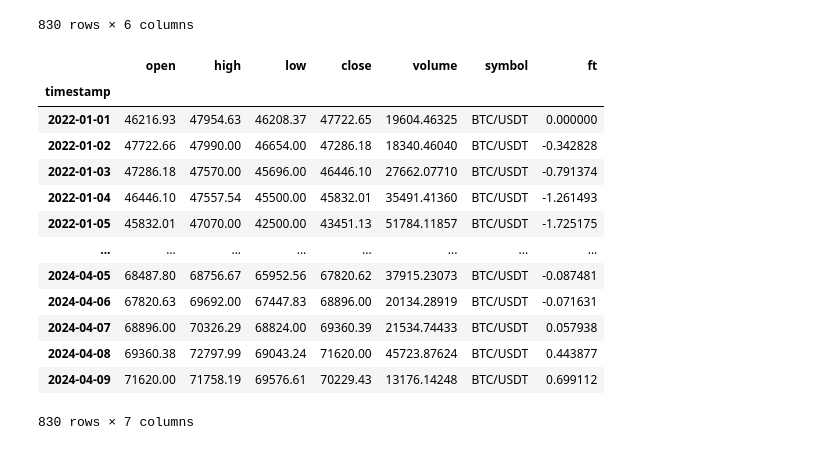
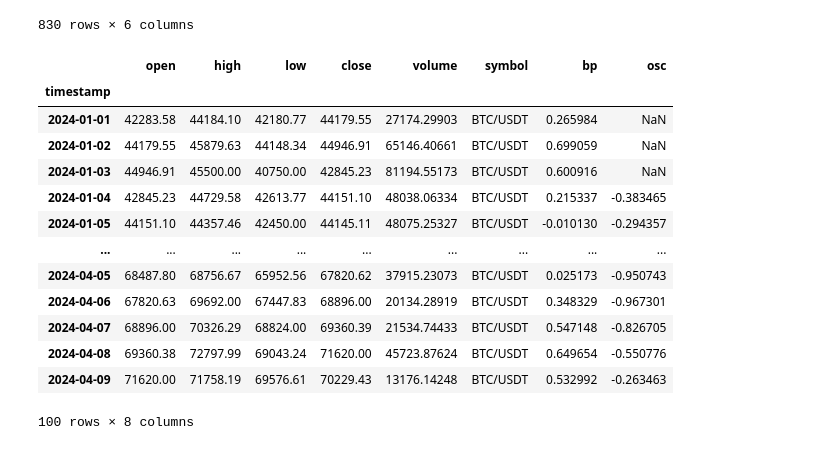
Before and after one commit to scofieldchen/quant-research, a Jupyter notebook: notebooks/cycle.ipynb, the cells around one changed output. Drawn from its saved outputs; the diff is of its cells as text; code cells hidden in the pictures.

```diff
--- a/notebooks/cycle.ipynb
+++ b/notebooks/cycle.ipynb
@@ -134,19 +120,21 @@ def fisher_transform(series: pd.Series, period: int = 10) -> pd.Series:
-# %%
-ohlcv_btc["ft"] = fisher_transform(ohlcv_btc["close"])
-ohlcv_btc
-# %% [output]
-|  | open | high | low | close | volume | symbol | ft |
-| timestamp |  |  |  |  |  |  |  |
-| 2022-01-01 | 46216.93 | 47954.63 | 46208.37 | 47722.65 | 19604.46325 | BTC/USDT | 0.000000 |
-| 2022-01-02 | 47722.66 | 47990.00 | 46654.00 | 47286.18 | 18340.46040 | BTC/USDT | -0.342828 |
-| 2022-01-03 | 47286.18 | 47570.00 | 45696.00 | 46446.10 | 27662.07710 | BTC/USDT | -0.791374 |
-| 2022-01-04 | 46446.10 | 47557.54 | 45500.00 | 45832.01 | 35491.41360 | BTC/USDT | -1.261493 |
-| 2022-01-05 | 45832.01 | 47070.00 | 42500.00 | 43451.13 | 51784.11857 | BTC/USDT | -1.725175 |
-| ... | ... | ... | ... | ... | ... | ... | ... |
-| 2024-04-05 | 68487.80 | 68756.67 | 65952.56 | 67820.62 | 37915.23073 | BTC/USDT | -0.087481 |
-| 2024-04-06 | 67820.63 | 69692.00 | 67447.83 | 68896.00 | 20134.28919 | BTC/USDT | -0.071631 |
-| 2024-04-07 | 68896.00 | 70326.29 | 68824.00 | 69360.39 | 21534.74433 | BTC/USDT | 0.057938 |
-| 2024-04-08 | 69360.38 | 72797.99 | 69043.24 | 71620.00 | 45723.87624 | BTC/USDT | 0.443877 |
-| 2024-04-09 | 71620.00 | 71758.19 | 69576.61 | 70229.43 | 13176.14248 | BTC/USDT | 0.699112 |
-830 rows × 7 columns
+# %%
+# ohlcv_btc["ft"] = fisher_transform(ohlcv_btc["close"])
+# ohlcv_btc["bp"] = bandpass(ohlcv_btc["close"], 10, 0.5)
+ohlcv_btc["osc"] = stoch_center_gravity_osc(ohlcv_btc["close"], 10)
+ohlcv_btc
+# %% [output]
+|  | open | high | low | close | volume | symbol | bp | osc |
+| timestamp |  |  |  |  |  |  |  |  |
+| 2024-01-01 | 42283.58 | 44184.10 | 42180.77 | 44179.55 | 27174.29903 | BTC/USDT | 0.265984 | NaN |
+| 2024-01-02 | 44179.55 | 45879.63 | 44148.34 | 44946.91 | 65146.40661 | BTC/USDT | 0.699059 | NaN |
+| 2024-01-03 | 44946.91 | 45500.00 | 40750.00 | 42845.23 | 81194.55173 | BTC/USDT | 0.600916 | NaN |
+| 2024-01-04 | 42845.23 | 44729.58 | 42613.77 | 44151.10 | 48038.06334 | BTC/USDT | 0.215337 | -0.383465 |
+| 2024-01-05 | 44151.10 | 44357.46 | 42450.00 | 44145.11 | 48075.25327 | BTC/USDT | -0.010130 | -0.294357 |
+| ... | ... | ... | ... | ... | ... | ... | ... | ... |
+| 2024-04-05 | 68487.80 | 68756.67 | 65952.56 | 67820.62 | 37915.23073 | BTC/USDT | 0.025173 | -0.950743 |
+| 2024-04-06 | 67820.63 | 69692.00 | 67447.83 | 68896.00 | 20134.28919 | BTC/USDT | 0.348329 | -0.967301 |
+| 2024-04-07 | 68896.00 | 70326.29 | 68824.00 | 69360.39 | 21534.74433 | BTC/USDT | 0.547148 | -0.826705 |
+| 2024-04-08 | 69360.38 | 72797.99 | 69043.24 | 71620.00 | 45723.87624 | BTC/USDT | 0.649654 | -0.550776 |
+| 2024-04-09 | 71620.00 | 71758.19 | 69576.61 | 70229.43 | 13176.14248 | BTC/USDT | 0.532992 | -0.263463 |
+100 rows × 8 columns
 # %%
```
Also changed, not shown: parts of 4 cells of this notebook.
